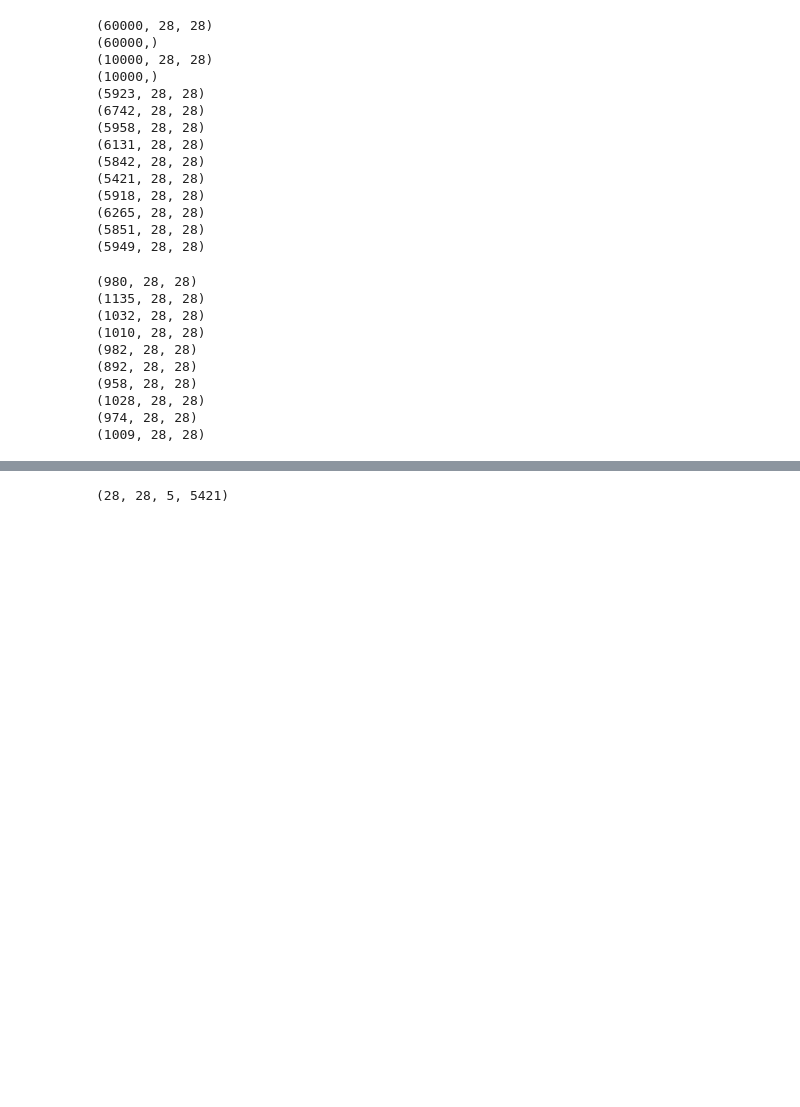
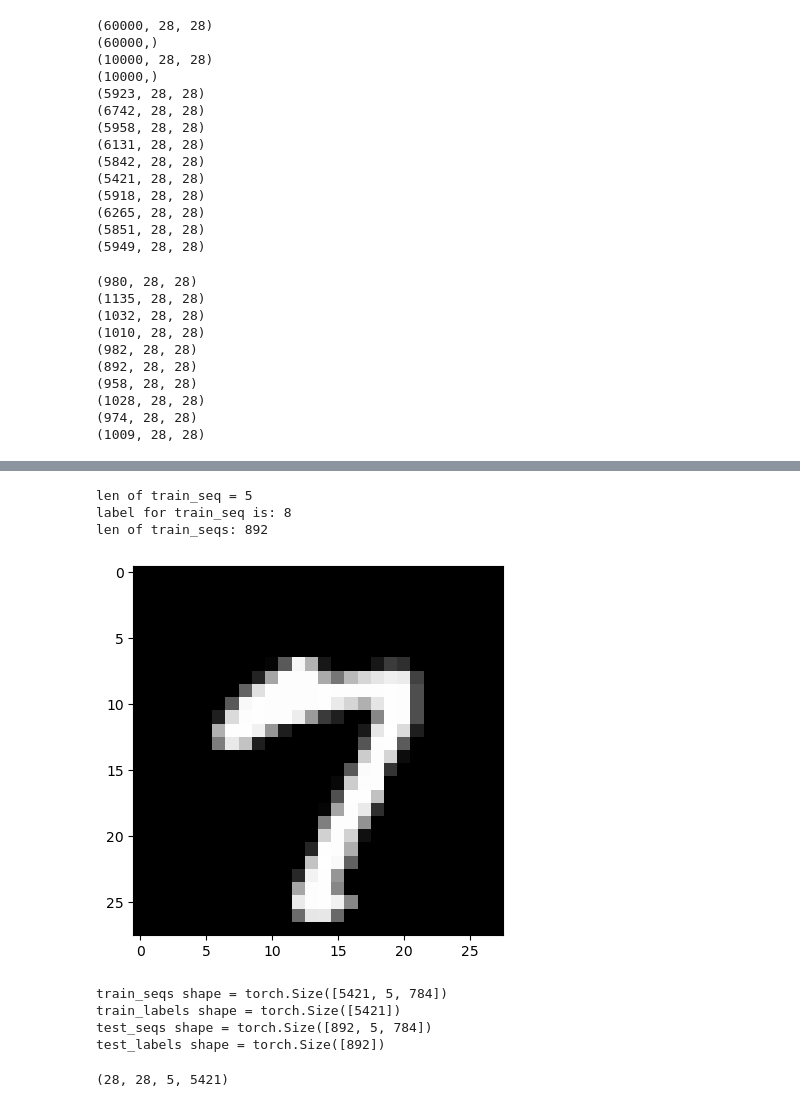
Before and after one commit to FishAres/Pytorch_hypernets, a Jupyter notebook: notebooks/fmap_tutorial.ipynb, the cells around one changed output, grey strips where cells are left out. Saved outputs shown, nothing was run; the diff lists cells and outputs as text; code cells hidden in the pictures; blank space fills up the shorter version.

```diff
--- a/notebooks/fmap_tutorial.ipynb
+++ b/notebooks/fmap_tutorial.ipynb
@@ -272,13 +284,24 @@ test_labels = []
 for i in range(smallest_test_set_size):
     first_digit = random.randint(0, 5)
     test_seq = []
-    test_seq.append(test_ordered[first_digit][i])
-    test_seq.append(test_ordered[first_digit + 1][i])
-    test_seq.append(test_ordered[first_digit + 2][i])
-    test_seq.append(test_ordered[first_digit + 3][i])
-    test_seq.append(test_ordered[first_digit + 4][i])
+    test_seq.append(test_ordered[first_digit][i].flatten())
+    test_seq.append(test_ordered[first_digit + 1][i].flatten())
+    test_seq.append(test_ordered[first_digit + 2][i].flatten())
+    test_seq.append(test_ordered[first_digit + 3][i].flatten())
+    test_seq.append(test_ordered[first_digit + 4][i].flatten())
     test_seqs.append(test_seq)
     test_labels.append(first_digit + 5)
 
 # plt.imshow(train_zeros[5000].reshape(28, 28), cmap='gray')
+# %%
+# Just evaluating the data to make sure it's ok
+print(f"len of train_seq = {len(test_seq)}")
+plt.imshow(test_seq[4].reshape(28, 28), cmap='gray')
+print(f"label for train_seq is: {test_labels[-1]}")
+print(f"len of train_seqs: {len(test_labels)}")
+# %% [output]
+len of train_seq = 5
+label for train_seq is: 8
+len of train_seqs: 892
+[figure, added]
 # %%
@@ -290,3 +313,13 @@ test_labels = nn.functional.normalize(torch.FloatTensor(np.array(test_labels)))
+# %%
+print(f"train_seqs shape = {train_seqs.shape}")
+print(f"train_labels shape = {train_labels.shape}")
+print(f"test_seqs shape = {test_seqs.shape}")
+print(f"test_labels shape = {test_labels.shape}")
+# %% [output]
+train_seqs shape = torch.Size([5421, 5, 784])
+train_labels shape = torch.Size([5421])
+test_seqs shape = torch.Size([892, 5, 784])
+test_labels shape = torch.Size([892])
 # %%
 # Normalize each individual image along
 # %% [output]
```
Also changed, not shown: parts of 18 cells of this notebook.
